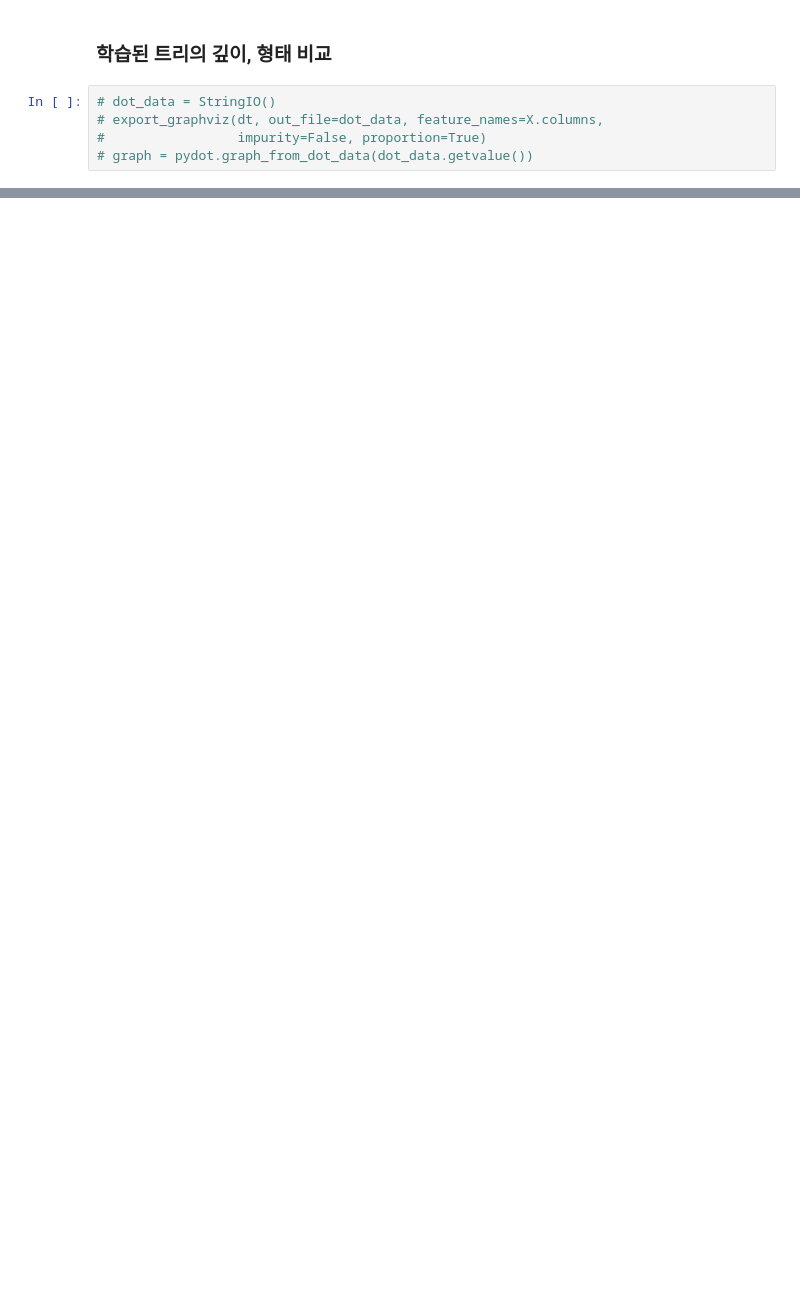
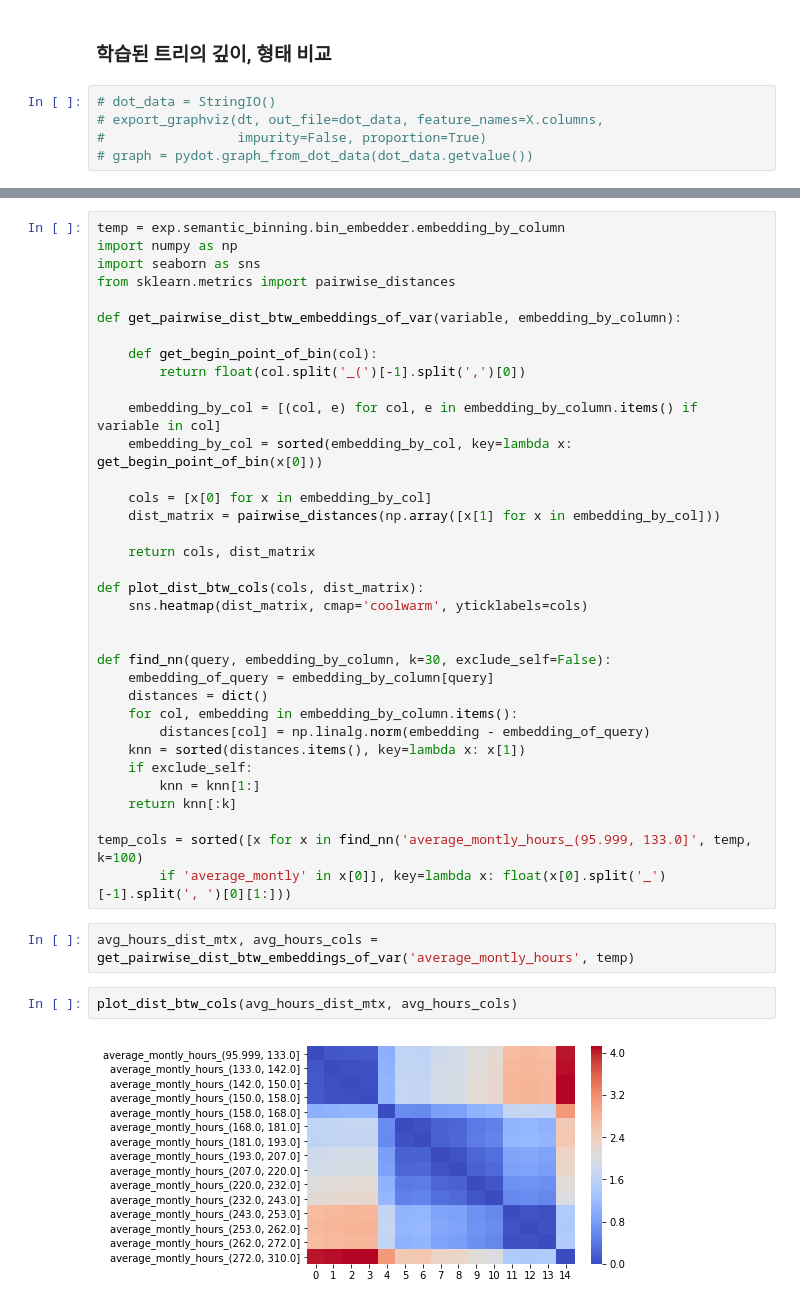
Before and after one commit to Wook0129/semantic_binning, a Jupyter notebook: test.ipynb, the cells around one changed output, grey strips where cells are left out. Cells and saved outputs as stored; diff of their text form; blank space fills up the shorter version.

```diff
--- a/test.ipynb
+++ b/test.ipynb
@@ -117,0 +162,41 @@ exp.semantic_binning.visualize_bin_embeddings()
+# %%
+temp = exp.semantic_binning.bin_embedder.embedding_by_column
+import numpy as np
+import seaborn as sns
+from sklearn.metrics import pairwise_distances
+
+def get_pairwise_dist_btw_embeddings_of_var(variable, embedding_by_column):
+
+    def get_begin_point_of_bin(col):
+        return float(col.split('_(')[-1].split(',')[0])
+
+    embedding_by_col = [(col, e) for col, e in embedding_by_column.items() if variable in col]
+    embedding_by_col = sorted(embedding_by_col, key=lambda x: get_begin_point_of_bin(x[0]))
+
+    cols = [x[0] for x in embedding_by_col]
+    dist_matrix = pairwise_distances(np.array([x[1] for x in embedding_by_col]))
+
+    return cols, dist_matrix
+
+def plot_dist_btw_cols(cols, dist_matrix):
+    sns.heatmap(dist_matrix, cmap='coolwarm', yticklabels=cols)
+
+
+def find_nn(query, embedding_by_column, k=30, exclude_self=False):
+    embedding_of_query = embedding_by_column[query]
+    distances = dict()
+    for col, embedding in embedding_by_column.items():
+        distances[col] = np.linalg.norm(embedding - embedding_of_query)
+    knn = sorted(distances.items(), key=lambda x: x[1])
+    if exclude_self:
+        knn = knn[1:]
+    return knn[:k]
+
+temp_cols = sorted([x for x in find_nn('average_montly_hours_(95.999, 133.0]', temp, k=100)
+        if 'average_montly' in x[0]], key=lambda x: float(x[0].split('_')[-1].split(', ')[0][1:]))
+# %%
+avg_hours_dist_mtx, avg_hours_cols = get_pairwise_dist_btw_embeddings_of_var('average_montly_hours', temp)
+# %%
+plot_dist_btw_cols(avg_hours_dist_mtx, avg_hours_cols)
+# %% [output]
+[figure, added]
```
Also changed, not shown: parts of 39 cells of this notebook, 7 other files.
